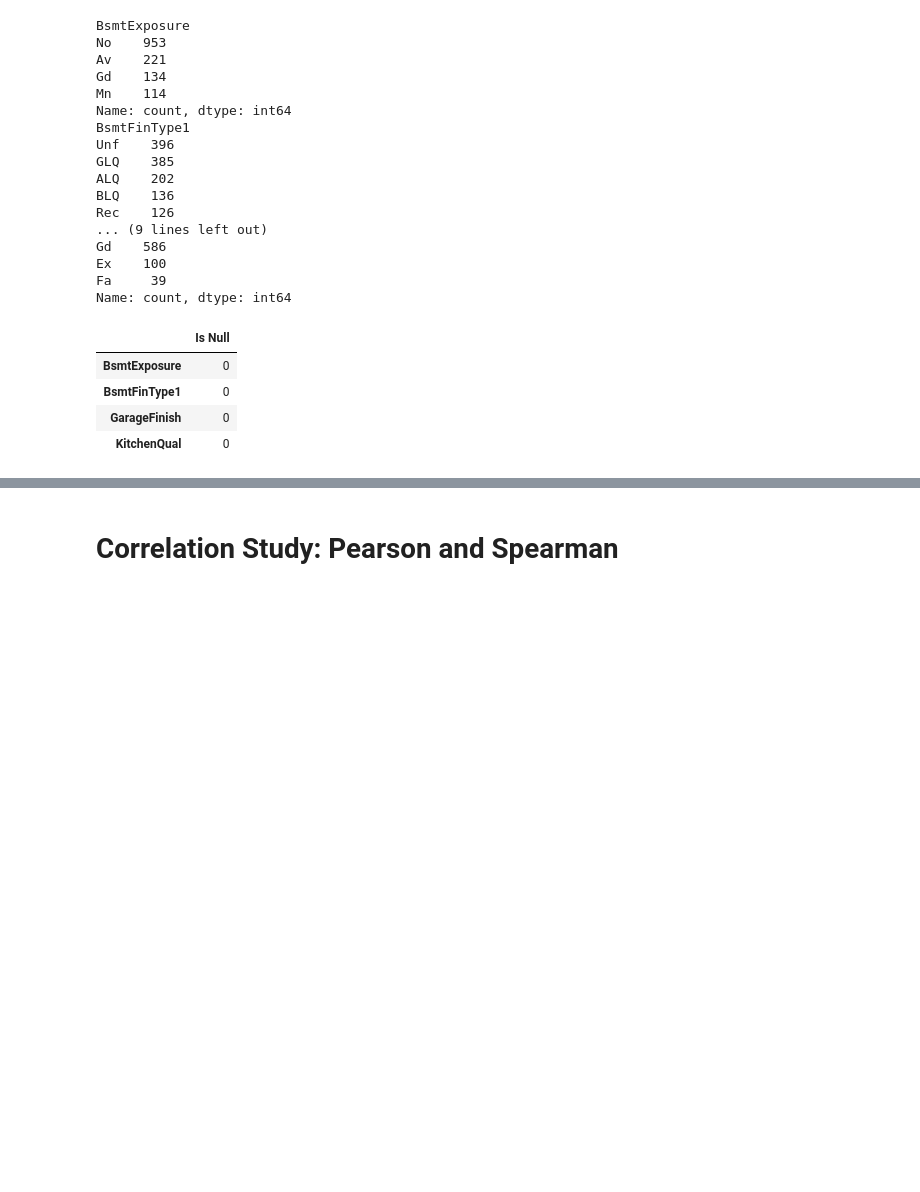
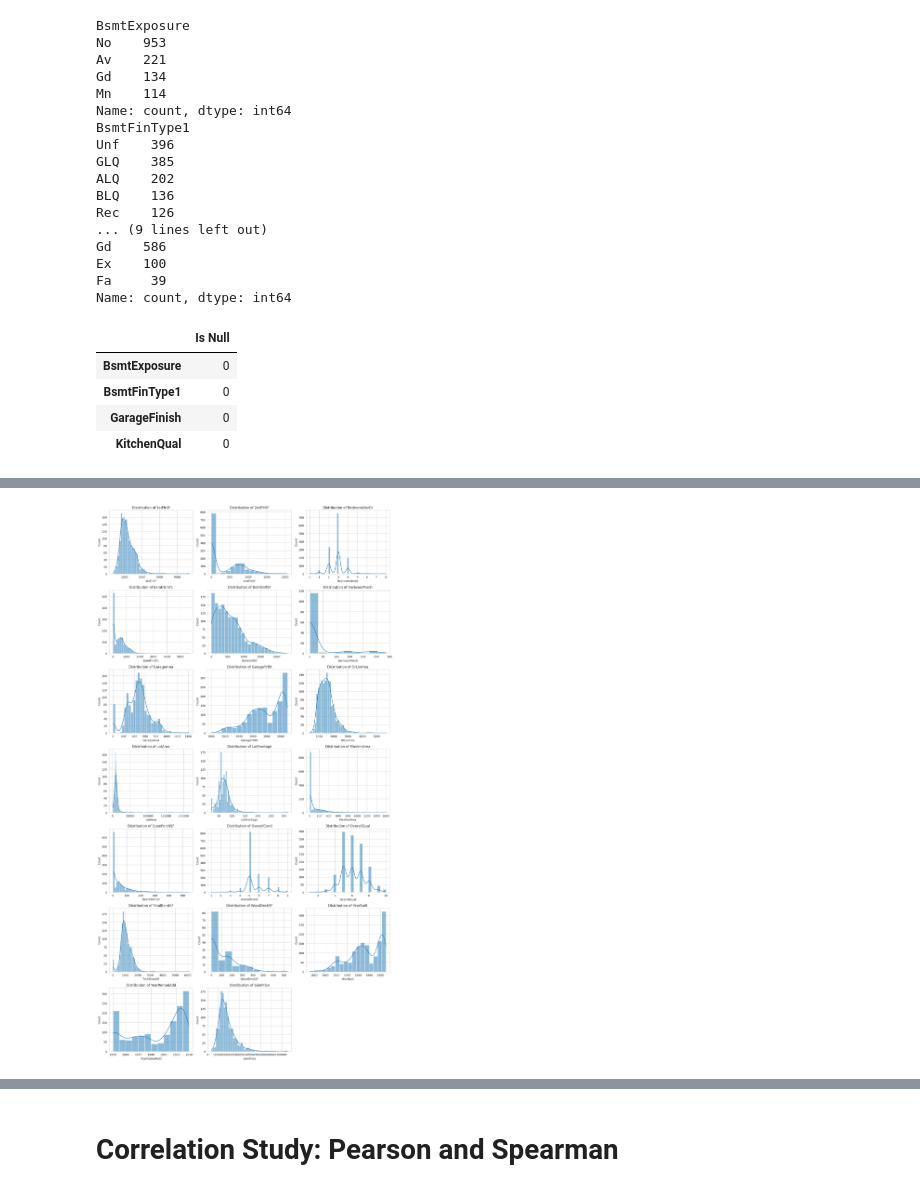
Before and after one commit to ParedesGab/PP5-heritage-housing-issues, a Jupyter notebook: jupyter_notebooks/House Sales Price Study.ipynb, the cells around one changed output, grey strips where cells are left out. Saved outputs shown, nothing was run; the diff lists cells and outputs as text; code cells hidden in the pictures; blank space fills up the shorter version.

Commit message:
Handle missing values for numerical variables

```diff
--- a/jupyter_notebooks/House Sales Price Study.ipynb
+++ b/jupyter_notebooks/House Sales Price Study.ipynb
@@ -60,3 +60,6 @@ df.tail()
 | 1458 | 1078 | 0.0 | 2.0 | Mn | 49 | NaN | 0 | 112.0 | ... |
 | 1459 | 1256 | 0.0 | 3.0 | No | 830 | BLQ | 136 | 0.0 | ... |
 5 rows × 24 columns
+# %%
+df_to_clean = df.copy()
+df_to_clean.tail()
@@ -98,13 +109,13 @@ df.isnull().sum().to_frame(name="Is Null")
 | YearRemodAdd | 0 |
 | SalePrice | 0 |
 # %%
-categorical_variables = df.select_dtypes(include='object').columns.to_list()
+categorical_variables = df_to_clean.select_dtypes(include='object').columns.to_list()
 categorical_variables
 # %% [output]
 ['BsmtExposure', 'BsmtFinType1', 'GarageFinish', 'KitchenQual']
 # %%
-for col in df.select_dtypes(include="object"):
-    print(df[col].value_counts())
+for col in df_to_clean.select_dtypes(include="object"):
+    print(df_to_clean[col].value_counts())
 # %% [output]
 BsmtExposure
 No    953
@@ -128,7 +139,7 @@ from feature_engine.imputation import CategoricalImputer
 categorical_imputer= CategoricalImputer(imputation_method='missing',
                                                   fill_value='Missing',
                                                   variables=categorical_variables)
-df_categ_imputed =categorical_imputer.fit_transform(df)
+df_categ_imputed =categorical_imputer.fit_transform(df_to_clean)
 # %%
 df_categ_imputed[categorical_variables].isnull().sum().to_frame(name="Is Null")
 # %% [output]
@@ -139,0 +172,36 @@ df_categ_imputed[categorical_variables].isnull().sum().to_frame(name="Is Null")
+# %%
+import seaborn as sns
+import matplotlib.pyplot as plt
+sns.set_style('whitegrid')
+# for col in df.select_dtypes(include="number").columns:
+  # sns.histplot(data=df, x=col, kde=True)
+  # plt.show()
+  # print('\n')
+
+numerical_variables = df_categ_imputed.select_dtypes(include="number").columns
+
+n_cols = 3
+n_rows = (len(numerical_variables) + n_cols - 1) // n_cols
+
+# Create the figure and subplots grid
+fig, axes = plt.subplots(n_rows, n_cols, figsize=(n_cols * 5, n_rows * 4))
+
+# Flatten the axes array if there's more than one row/column
+axes = axes.flatten()
+
+# Iterate through columns and plot on respective axes
+for i, col in enumerate(numerical_variables):
+    sns.histplot(data=df_categ_imputed, x=col, kde=True, ax=axes[i])
+    axes[i].set_title(f'Distribution of {col}')
+
+# Remove unused subplots
+for j in range(len(numerical_variables), len(axes)):
+    fig.delaxes(axes[j])
+
+# Prevent titles/labels from overlapping
+plt.tight_layout()
+
+# Display all plots
+plt.show()
+# %% [output]
+[figure, added]
```
Also changed, not shown: parts of 6 cells of this notebook, 1 other file.
